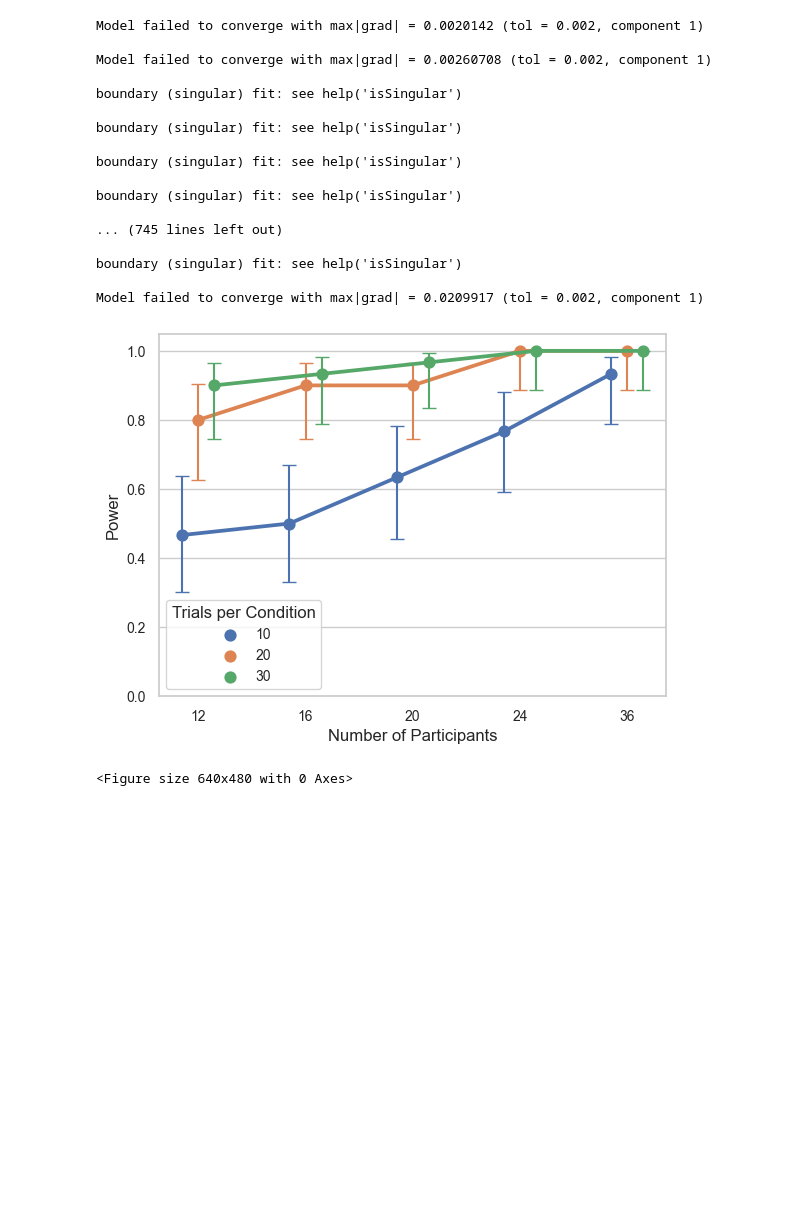
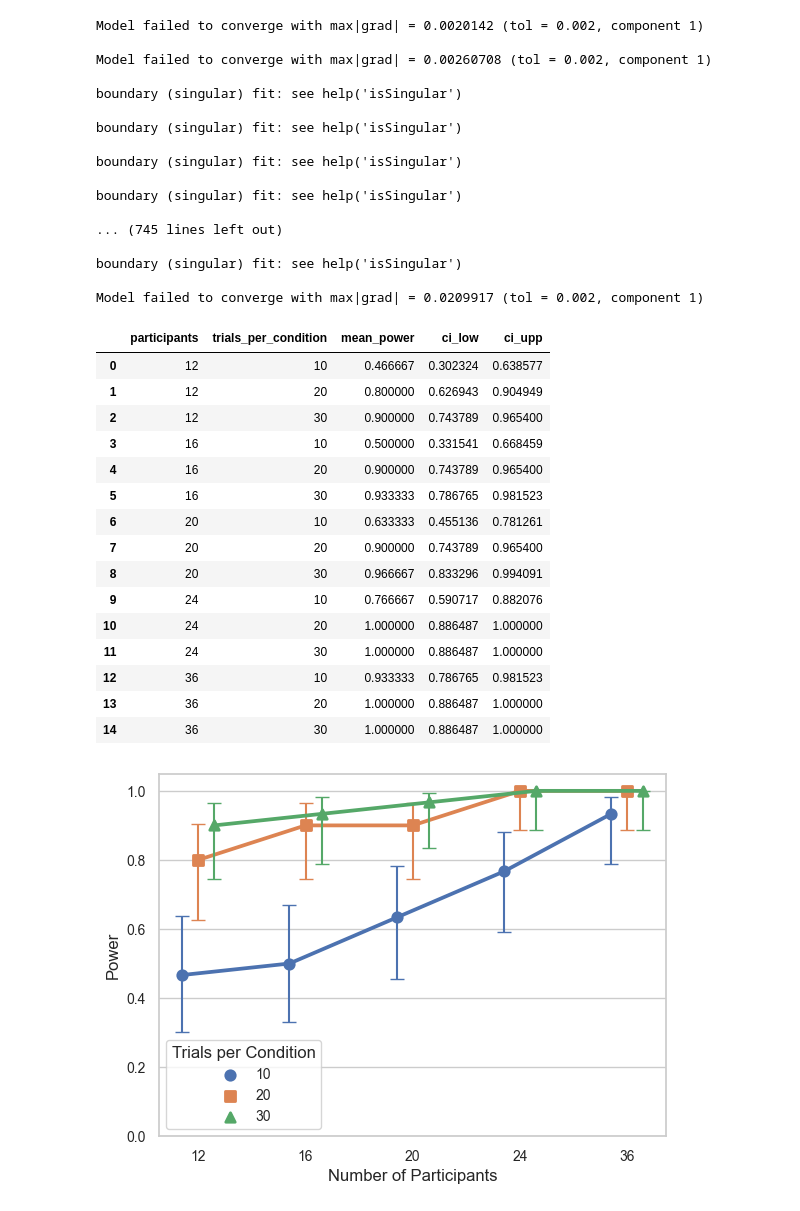
Before and after one commit to cherepaha/merging_eye_tracking, a Jupyter notebook: 05_sensitivity_analysis.ipynb, the cells around one changed output. Drawn from its saved outputs; the diff is of its cells as text; code cells hidden in the pictures; blank space fills up the shorter version.

```diff
--- a/05_sensitivity_analysis.ipynb
+++ b/05_sensitivity_analysis.ipynb
@@ -252,6 +252,8 @@ Model failed to converge with max|grad| = 0.0209917 (tol = 0.002, component 1)
 # %%
 sim_results["power"] = sim_results["dwell_mirror_z_pval"] < 0.05
 sim_results.to_csv("output/power_analysis.csv")
+# %%
+sim_results = pd.read_csv("output/power_analysis.csv")
 # %%
 def compute_binomial_ci(group):
     successes = group['power'].sum()
@@ -262,6 +264,25 @@ def compute_binomial_ci(group):
 
 # Group by participants and trials_per_condition
 summary = sim_results.groupby(['participants', 'trials_per_condition']).apply(compute_binomial_ci).reset_index()
+# %%
+summary
+# %% [output]
+|  | participants | trials_per_condition | mean_power | ci_low | ci_upp |
+| 0 | 12 | 10 | 0.466667 | 0.302324 | 0.638577 |
+| 1 | 12 | 20 | 0.800000 | 0.626943 | 0.904949 |
+| 2 | 12 | 30 | 0.900000 | 0.743789 | 0.965400 |
+| 3 | 16 | 10 | 0.500000 | 0.331541 | 0.668459 |
+| 4 | 16 | 20 | 0.900000 | 0.743789 | 0.965400 |
+| 5 | 16 | 30 | 0.933333 | 0.786765 | 0.981523 |
+| 6 | 20 | 10 | 0.633333 | 0.455136 | 0.781261 |
+| 7 | 20 | 20 | 0.900000 | 0.743789 | 0.965400 |
+| 8 | 20 | 30 | 0.966667 | 0.833296 | 0.994091 |
+| 9 | 24 | 10 | 0.766667 | 0.590717 | 0.882076 |
+| 10 | 24 | 20 | 1.000000 | 0.886487 | 1.000000 |
+| 11 | 24 | 30 | 1.000000 | 0.886487 | 1.000000 |
+| 12 | 36 | 10 | 0.933333 | 0.786765 | 0.981523 |
+| 13 | 36 | 20 | 1.000000 | 0.886487 | 1.000000 |
+| 14 | 36 | 30 | 1.000000 | 0.886487 | 1.000000 |
 # %%
 import seaborn as sns
 import matplotlib.pyplot as plt
@@ -285,10 +306,10 @@ sns_plot = sns.pointplot(
     data=summary,
     x='participants',
     y='mean_power',
+    markers=['o', 's', '^'],
     hue='trials_per_condition',
     errorbar=None,
     dodge=0.3,
-    markers='o',
     ax=ax
 )
 
@@ -325,8 +346,6 @@ ax.legend(title='Trials per Condition')
 
 # Tidy up and show
 plt.tight_layout()
-plt.show()
-plt.savefig(os.path.join(output_path, "power.png"), dpi=300, bbox_inches="tight")
+plt.savefig(os.path.join(output_path, 'power.pdf'), dpi=300, bbox_inches="tight")
 # %% [output]
 [figure]
-<Figure size 640x480 with 0 Axes>
```
Also changed, not shown: 2 other files.
